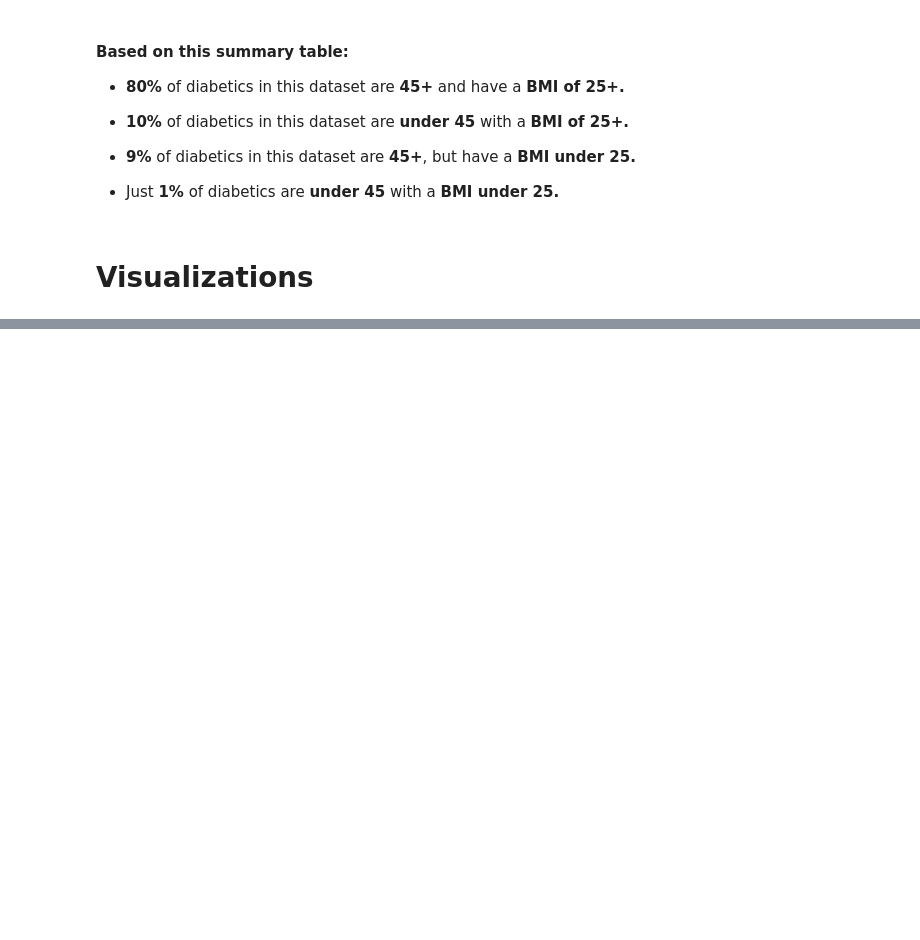
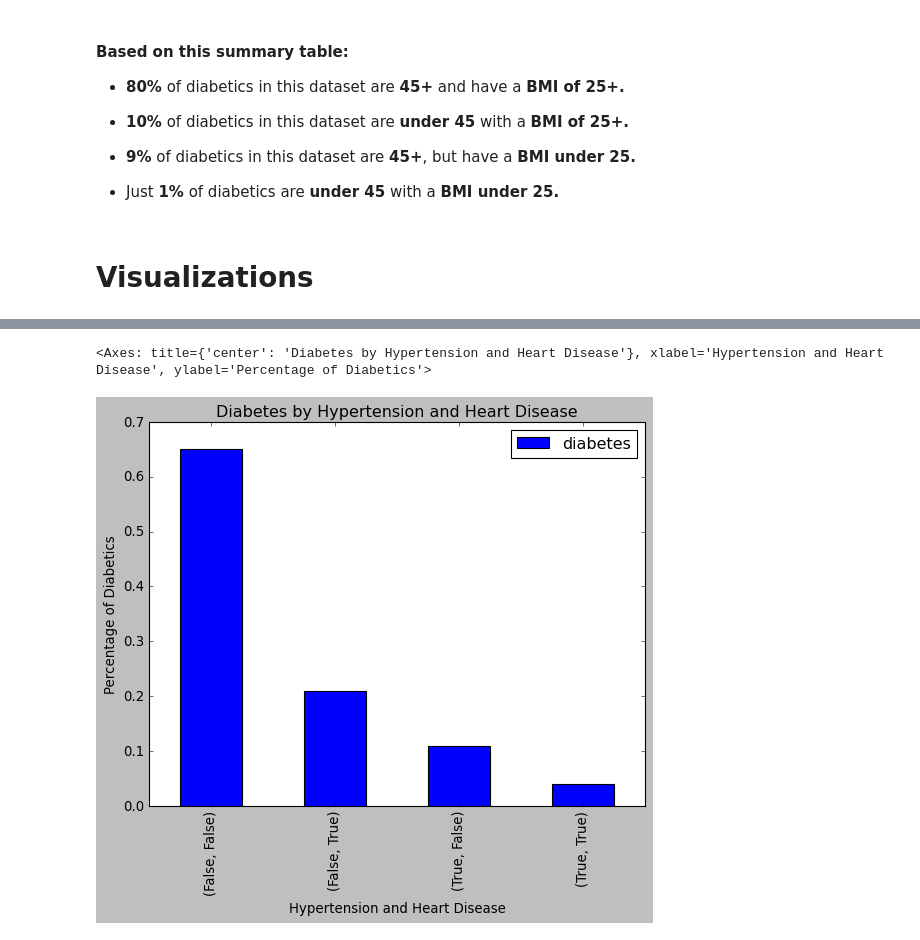
Before and after one commit to K01t0N/project-1, a Jupyter notebook: data_notebook.ipynb, the cells around one changed output, grey strips where cells are left out. Cells and saved outputs as stored; diff of their text form; code cells hidden in the pictures; blank space fills up the shorter version.

```diff
--- a/data_notebook.ipynb
+++ b/data_notebook.ipynb
@@ -241,0 +256,5 @@ summary_3a
+# %%
+summary_2a.plot(kind='bar', title='Diabetes by Hypertension and Heart Disease', ylabel='Percentage of Diabetics', xlabel='Hypertension and Heart Disease')
+# %% [output]
+<Axes: title={'center': 'Diabetes by Hypertension and Heart Disease'}, xlabel='Hypertension and Heart Disease', ylabel='Percentage of Diabetics'>
+[figure, added]
```
Also changed, not shown: parts of 6 cells of this notebook.
